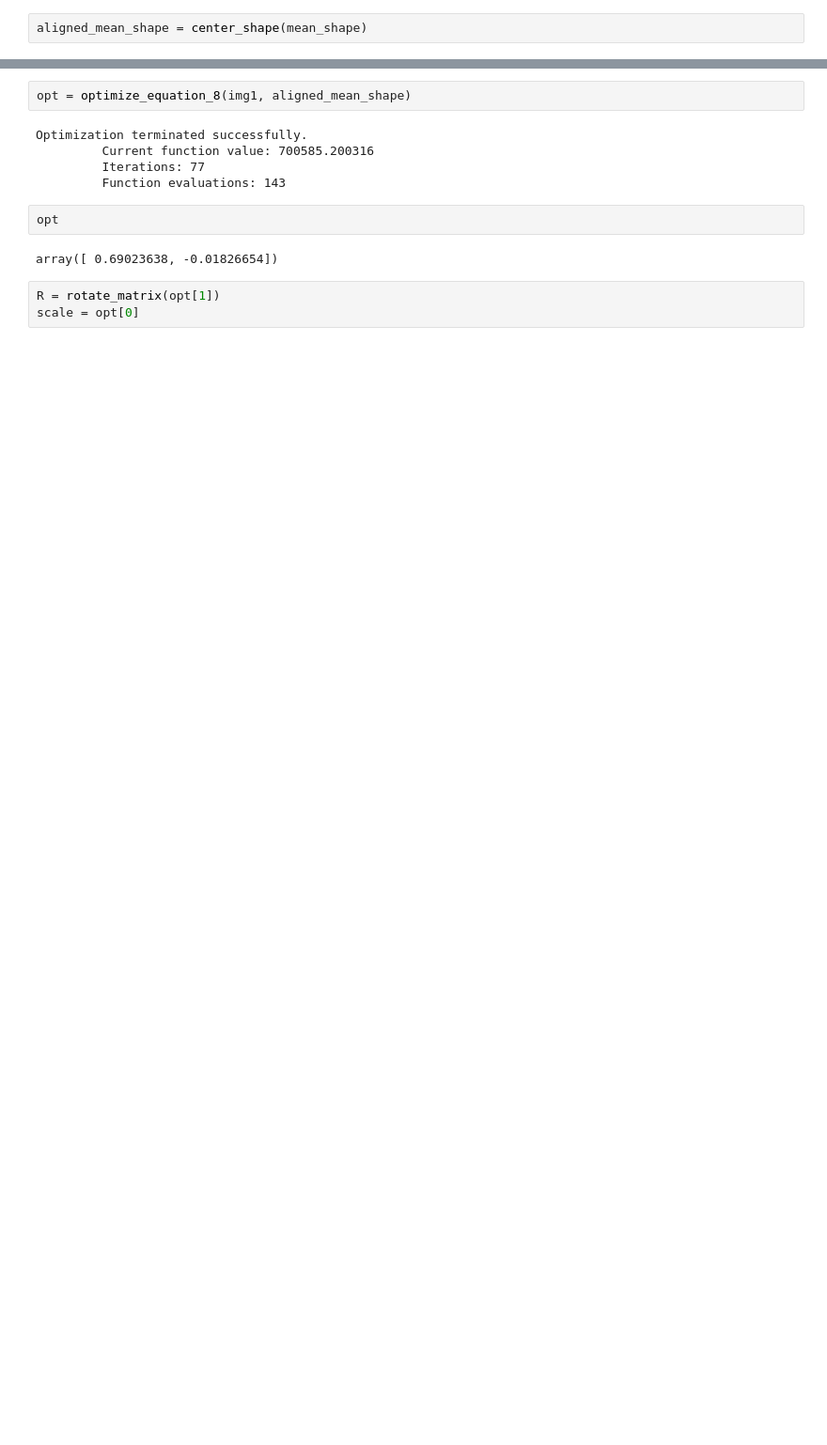
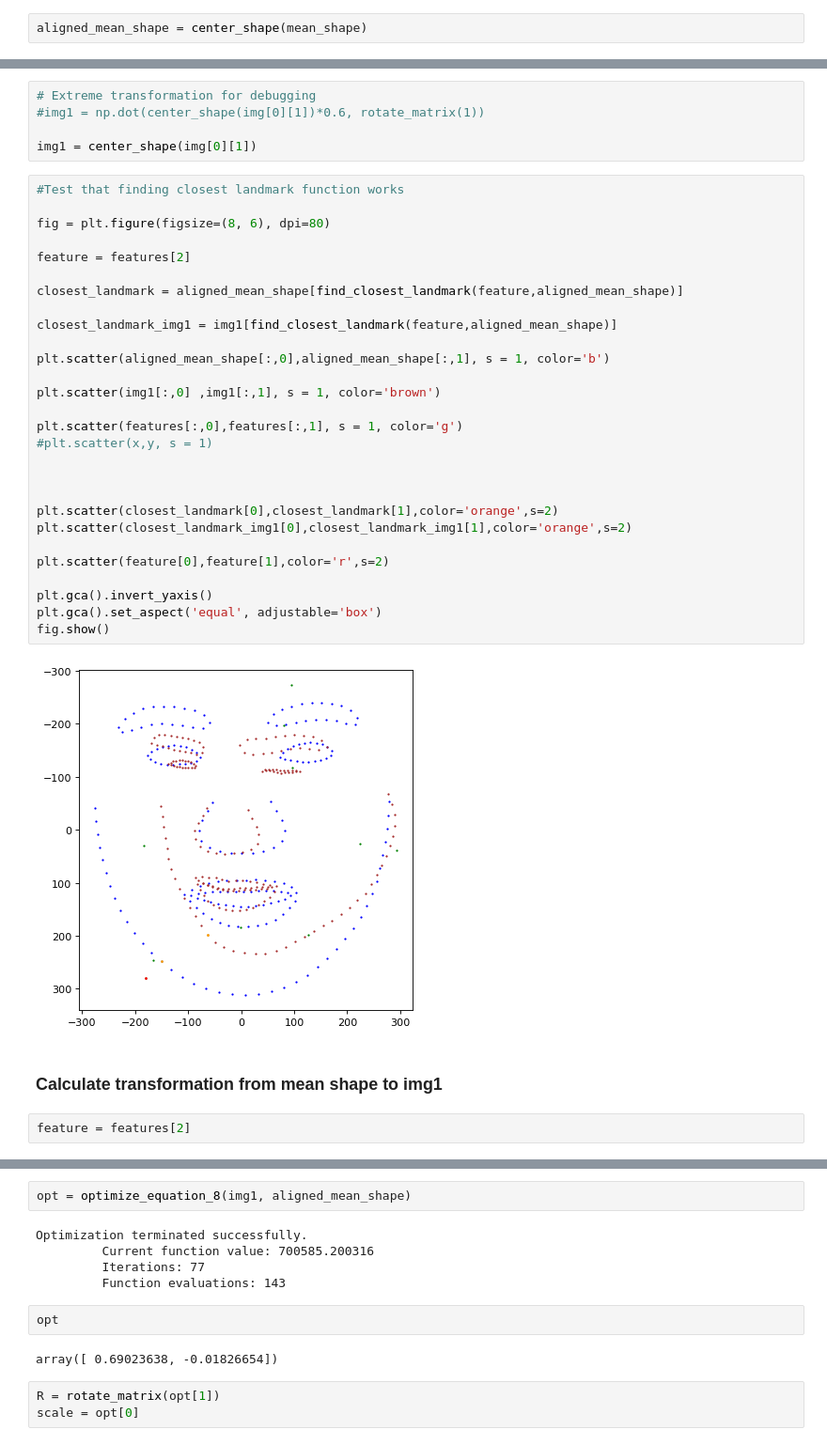
Before and after one commit to HejSumin/face_alignment, a Jupyter notebook: Face_Alignment_Playground_Rasmus.ipynb, the cells around one changed output, grey strips where cells are left out. Shown: that part at 94% size. Cells and saved outputs as stored; diff of their text form; blank space fills up the shorter version.

```diff
--- a/Face_Alignment_Playground_Rasmus.ipynb
+++ b/Face_Alignment_Playground_Rasmus.ipynb
@@ -38,0 +88,39 @@ plt.show()
+# %%
+# Extreme transformation for debugging
+#img1 = np.dot(center_shape(img[0][1])*0.6, rotate_matrix(1))
+
+img1 = center_shape(img[0][1])
+# %%
+#Test that finding closest landmark function works
+
+fig = plt.figure(figsize=(8, 6), dpi=80)
+
+feature = features[2]
+
+closest_landmark = aligned_mean_shape[find_closest_landmark(feature,aligned_mean_shape)]
+
+closest_landmark_img1 = img1[find_closest_landmark(feature,aligned_mean_shape)]
+
+plt.scatter(aligned_mean_shape[:,0],aligned_mean_shape[:,1], s = 1, color='b')
+
+plt.scatter(img1[:,0] ,img1[:,1], s = 1, color='brown')
+
+plt.scatter(features[:,0],features[:,1], s = 1, color='g')
+#plt.scatter(x,y, s = 1)
+
+
+
+plt.scatter(closest_landmark[0],closest_landmark[1],color='orange',s=2)
+plt.scatter(closest_landmark_img1[0],closest_landmark_img1[1],color='orange',s=2)
+
+plt.scatter(feature[0],feature[1],color='r',s=2)
+
+plt.gca().invert_yaxis()
+plt.gca().set_aspect('equal', adjustable='box')
+fig.show()
+# %% [output]
+[figure, added]
+# %% [markdown]
+### Calculate transformation from mean shape to img1
+# %%
+feature = features[2]
```
Also changed, not shown: parts of 23 cells of this notebook.
